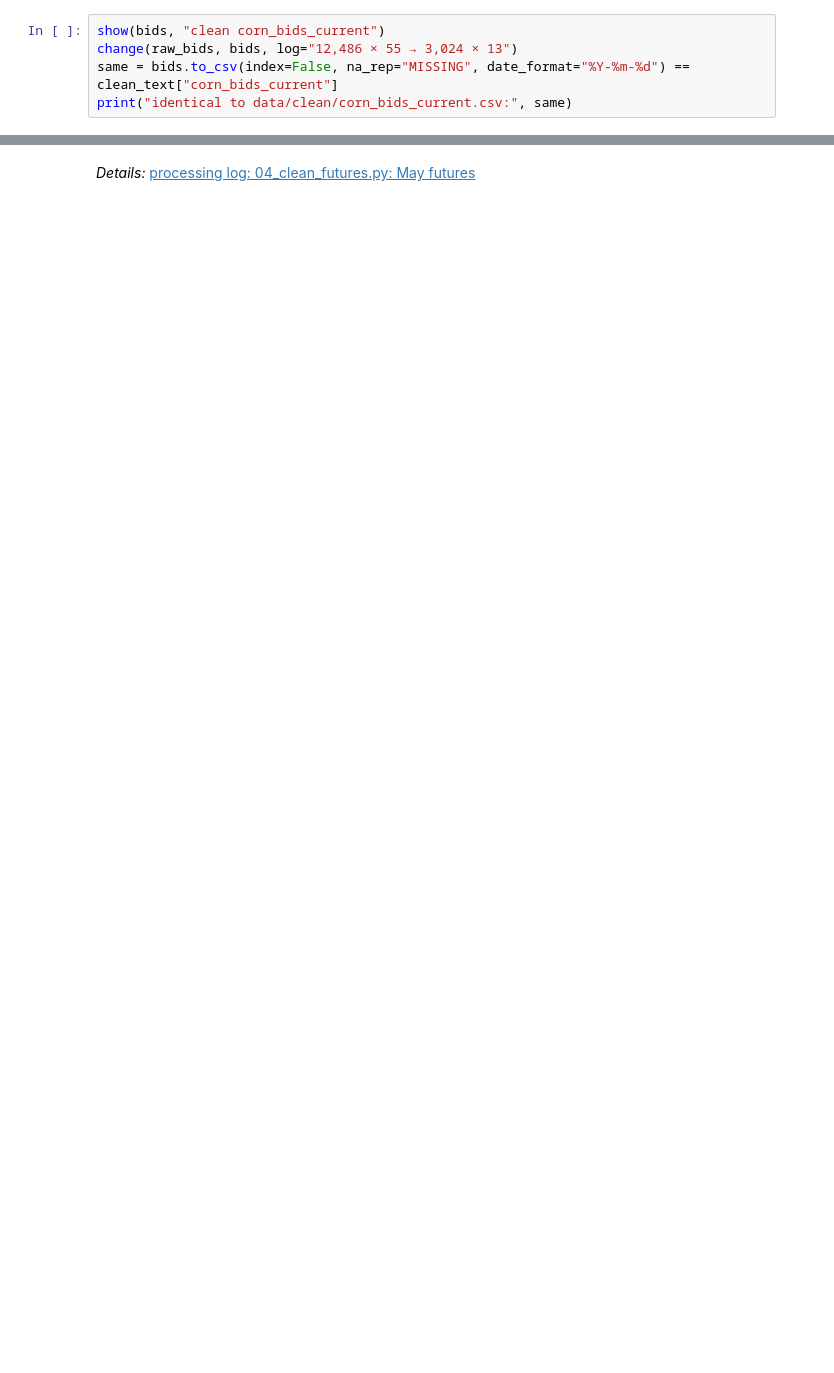
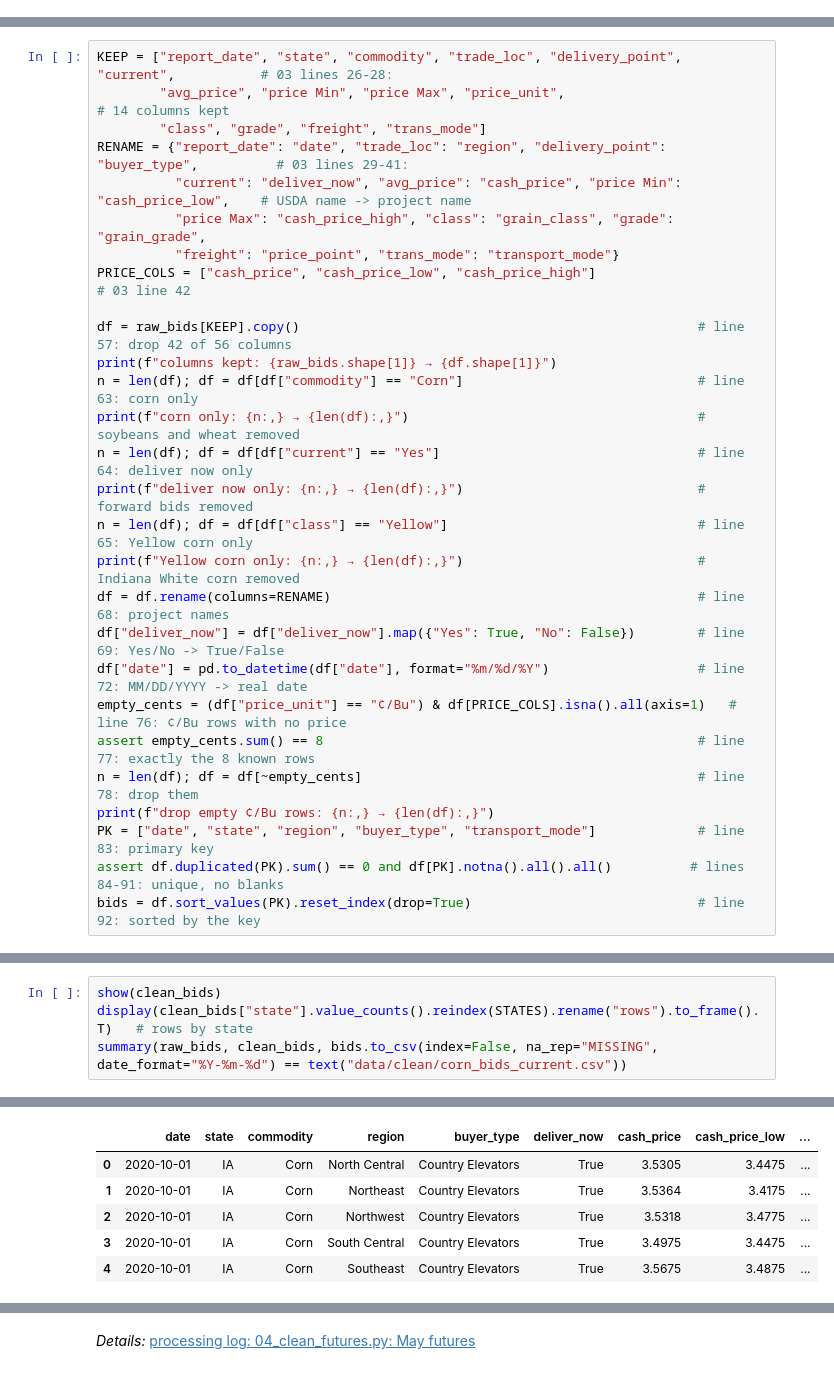
Before and after one commit to Jessie-Ren699/corn-storage-basis, a Jupyter notebook: notebooks/00_walkthrough.ipynb, the cells around one changed output, grey strips where cells are left out. Cells and saved outputs as stored; diff of their text form; blank space fills up the shorter version.

```diff
--- a/notebooks/00_walkthrough.ipynb
+++ b/notebooks/00_walkthrough.ipynb
@@ -163,5 +0,0 @@ notebook's table is **byte-for-byte identical** to the file `03` saved (`data/cl
-# %%
-show(bids, "clean corn_bids_current")
-change(raw_bids, bids, log="12,486 × 55 → 3,024 × 13")
-same = bids.to_csv(index=False, na_rep="MISSING", date_format="%Y-%m-%d") == clean_text["corn_bids_current"]
-print("identical to data/clean/corn_bids_current.csv:", same)
@@ -258,0 +221,28 @@ identical to data/clean/may_futures.csv: True
+# %%
+KEEP = ["report_date", "state", "commodity", "trade_loc", "delivery_point", "current",           # 03 lines 26-28:
+        "avg_price", "price Min", "price Max", "price_unit",                                     # 14 columns kept
+        "class", "grade", "freight", "trans_mode"]
+RENAME = {"report_date": "date", "trade_loc": "region", "delivery_point": "buyer_type",          # 03 lines 29-41:
+          "current": "deliver_now", "avg_price": "cash_price", "price Min": "cash_price_low",    # USDA name -> project name
+          "price Max": "cash_price_high", "class": "grain_class", "grade": "grain_grade",
+          "freight": "price_point", "trans_mode": "transport_mode"}
+PRICE_COLS = ["cash_price", "cash_price_low", "cash_price_high"]                                # 03 line 42
+
+df = raw_bids[KEEP].copy()                                                   # line 57: drop 42 of 56 columns
+print(f"columns kept: {raw_bids.shape[1]} → {df.shape[1]}")
+n = len(df); df = df[df["commodity"] == "Corn"]                              # line 63: corn only
+print(f"corn only: {n:,} → {len(df):,}")                                     # soybeans and wheat removed
+n = len(df); df = df[df["current"] == "Yes"]                                 # line 64: deliver now only
+print(f"deliver now only: {n:,} → {len(df):,}")                              # forward bids removed
+n = len(df); df = df[df["class"] == "Yellow"]                                # line 65: Yellow corn only
+print(f"Yellow corn only: {n:,} → {len(df):,}")                              # Indiana White corn removed
+df = df.rename(columns=RENAME)                                               # line 68: project names
+df["deliver_now"] = df["deliver_now"].map({"Yes": True, "No": False})        # line 69: Yes/No -> True/False
+df["date"] = pd.to_datetime(df["date"], format="%m/%d/%Y")                   # line 72: MM/DD/YYYY -> real date
+empty_cents = (df["price_unit"] == "¢/Bu") & df[PRICE_COLS].isna().all(axis=1)   # line 76: ¢/Bu rows with no price
+assert empty_cents.sum() == 8                                                # line 77: exactly the 8 known rows
+n = len(df); df = df[~empty_cents]                                           # line 78: drop them
+print(f"drop empty ¢/Bu rows: {n:,} → {len(df):,}")
+PK = ["date", "state", "region", "buyer_type", "transport_mode"]             # line 83: primary key
+assert df.duplicated(PK).sum() == 0 and df[PK].notna().all().all()          # lines 84-91: unique, no blanks
+bids = df.sort_values(PK).reset_index(drop=True)                             # line 92: sorted by the key
@@ -258,0 +258,5 @@ identical to data/clean/may_futures.csv: True
+# %%
+show(clean_bids)
+display(clean_bids["state"].value_counts().reindex(STATES).rename("rows").to_frame().T)   # rows by state
+summary(raw_bids, clean_bids, bids.to_csv(index=False, na_rep="MISSING", date_format="%Y-%m-%d") == text("data/clean/corn_bids_current.csv"))
+# %% [output]
@@ -258,0 +264,6 @@ identical to data/clean/may_futures.csv: True
+|  | date | state | commodity | region | buyer_type | deliver_now | cash_price | cash_price_low | ... |
+| 0 | 2020-10-01 | IA | Corn | North Central | Country Elevators | True | 3.5305 | 3.4475 | ... |
+| 1 | 2020-10-01 | IA | Corn | Northeast | Country Elevators | True | 3.5364 | 3.4175 | ... |
+| 2 | 2020-10-01 | IA | Corn | Northwest | Country Elevators | True | 3.5318 | 3.4775 | ... |
+| 3 | 2020-10-01 | IA | Corn | South Central | Country Elevators | True | 3.4975 | 3.4475 | ... |
+| 4 | 2020-10-01 | IA | Corn | Southeast | Country Elevators | True | 3.5675 | 3.4875 | ... |
```
Also changed, not shown: parts of 132 cells of this notebook, 8 other files.
